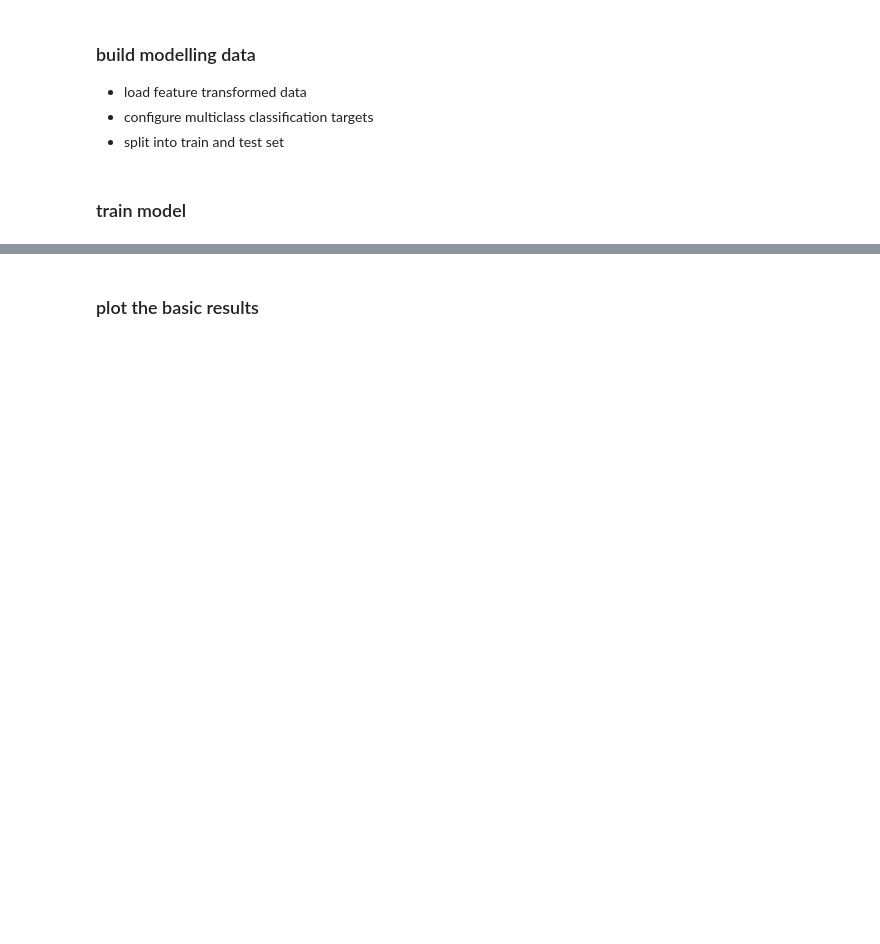
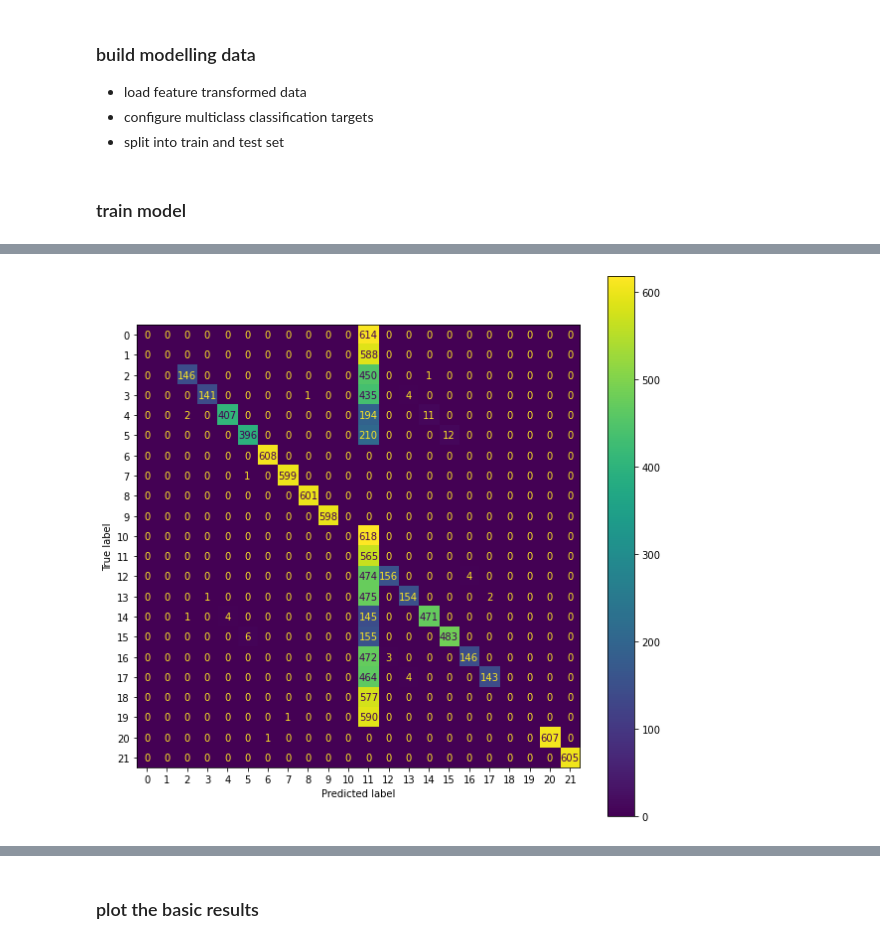
Before and after one commit to MillenniumForce/DATA3001, a Jupyter notebook: shallow_learning/modelling.ipynb, the cells around one changed output, grey strips where cells are left out. Drawn from its saved outputs; the diff is of its cells as text; code cells hidden in the pictures; blank space fills up the shorter version.

Commit message:
moving to native multiclass

```diff
--- a/shallow_learning/modelling.ipynb
+++ b/shallow_learning/modelling.ipynb
@@ -22 +26,6 @@ df = pd.read_csv('data/transformed_data.csv').drop(columns=['info'])
+# %%
+if df['target'].dtype == 'O':
+    df['target'] = df['target'].apply(target_mapper.get)
+# %%
+X_train, X_test, y_train, y_test = train_test_split(df.drop(columns='target'), df['target'], test_size=0.3)
 # %%
@@ -28,8 +39,6 @@ df = df.drop(columns=['target'])
-# %%
-X_train, X_test, Y_train, Y_test = train_test_split(df.drop(columns=targets), df[targets], test_size=0.3)
 # %% [markdown]
 ### train model
 # %%
-clf = MultiClassRFClassifier(multilabel=False)
-clf.fit(X_train, Y_train)
+clf = RandomForestClassifier()
+clf.fit(X_train, y_train)
 # %% [output]
@@ -69,0 +71,6 @@ results_df.head()
+# %%
+fig, ax = plt.subplots(figsize=(10, 10))
+plot_confusion_matrix(clf, X_test, y_test, ax=ax)
+plt.show()
+# %% [output]
+[figure, added]
```
Also changed, not shown: parts of 15 cells of this notebook, 4 other files.
